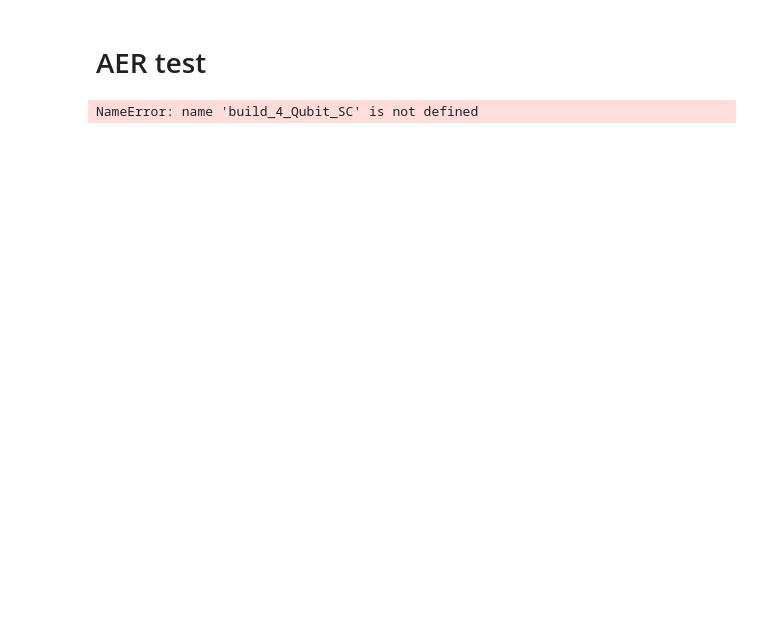
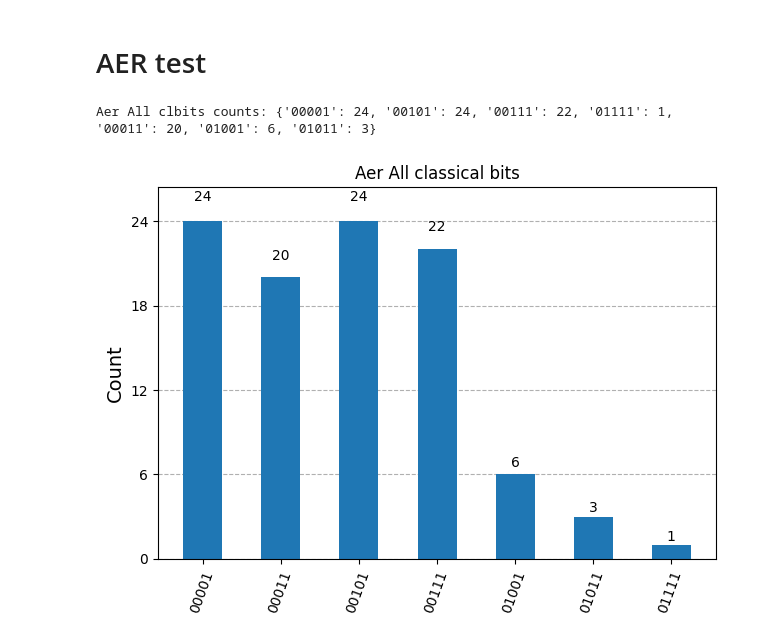
Before and after one commit to CERN-QTI/quantum-gates, a Jupyter notebook: start up and testing/test noise channel.ipynb, the cells around one changed output. Saved outputs shown, nothing was run; the diff lists cells and outputs as text; code cells hidden in the pictures; blank space fills up the shorter version.

```diff
--- a/start up and testing/test noise channel.ipynb
+++ b/start up and testing/test noise channel.ipynb
@@ -290,10 +297,15 @@ plt.show()
 # %% [markdown]
 # AER test
 # %%
-initial_state_qiskit = sv_normal_to_qiskit(initial_state)
+# Simulate with Aer
+sim = AerSimulator()
+t_qc = transpile(qc, sim)
+result = sim.run(t_qc, shots=shots).result()
+counts = result.get_counts()
 # %%
-qc = build_4_Qubit_SC(cycles=cycles, input_state=initial_state_qiskit, AER_boolean=True)
-qc.draw('mpl')
+print("Aer All clbits counts:", counts)
+plot_histogram(counts, title="Aer All classical bits")
 # %% [output]
-NameError: name 'build_4_Qubit_SC' is not defined
+Aer All clbits counts: {'00001': 24, '00101': 24, '00111': 22, '01111': 1, '00011': 20, '01001': 6, '01011': 3}
+[figure, added]
 # %%
```
Also changed, not shown: parts of 15 cells of this notebook.
